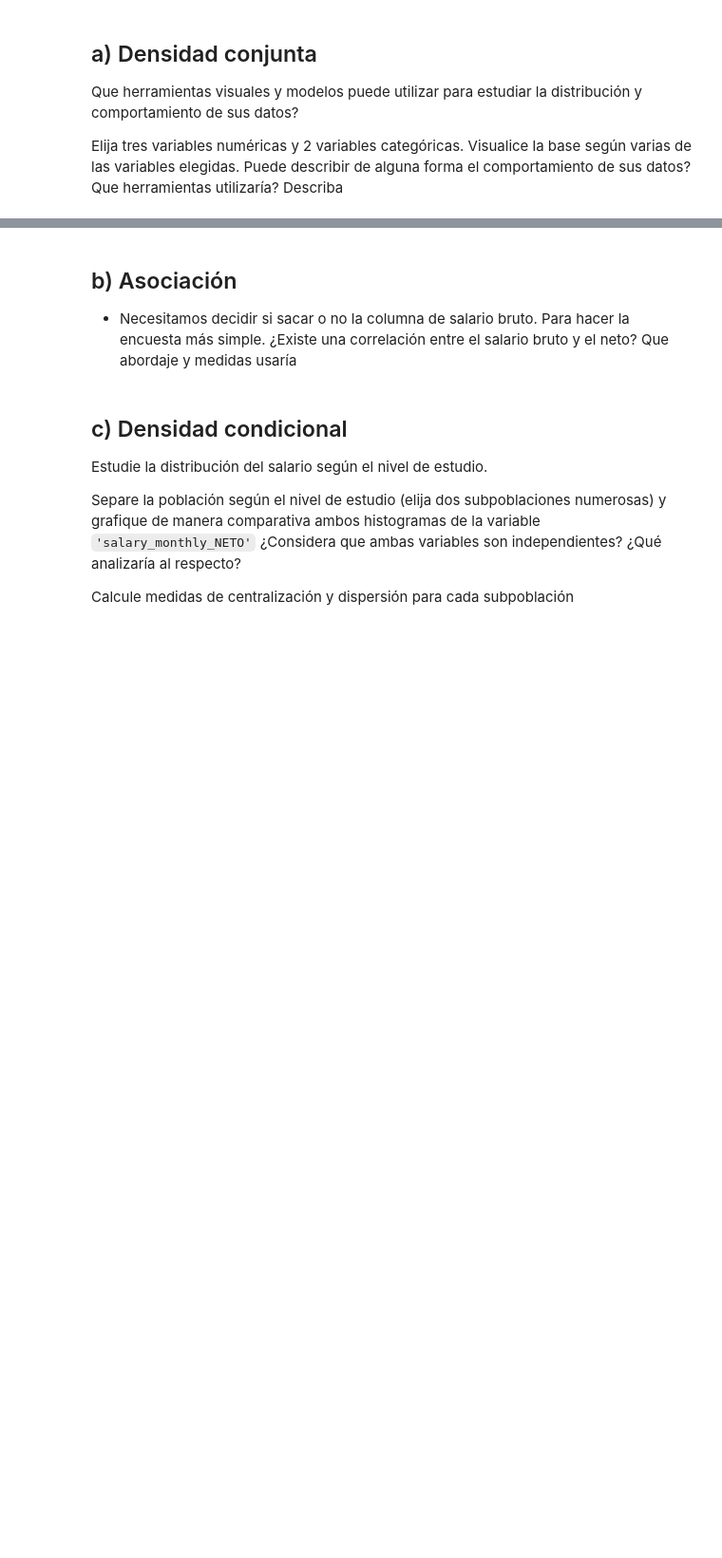
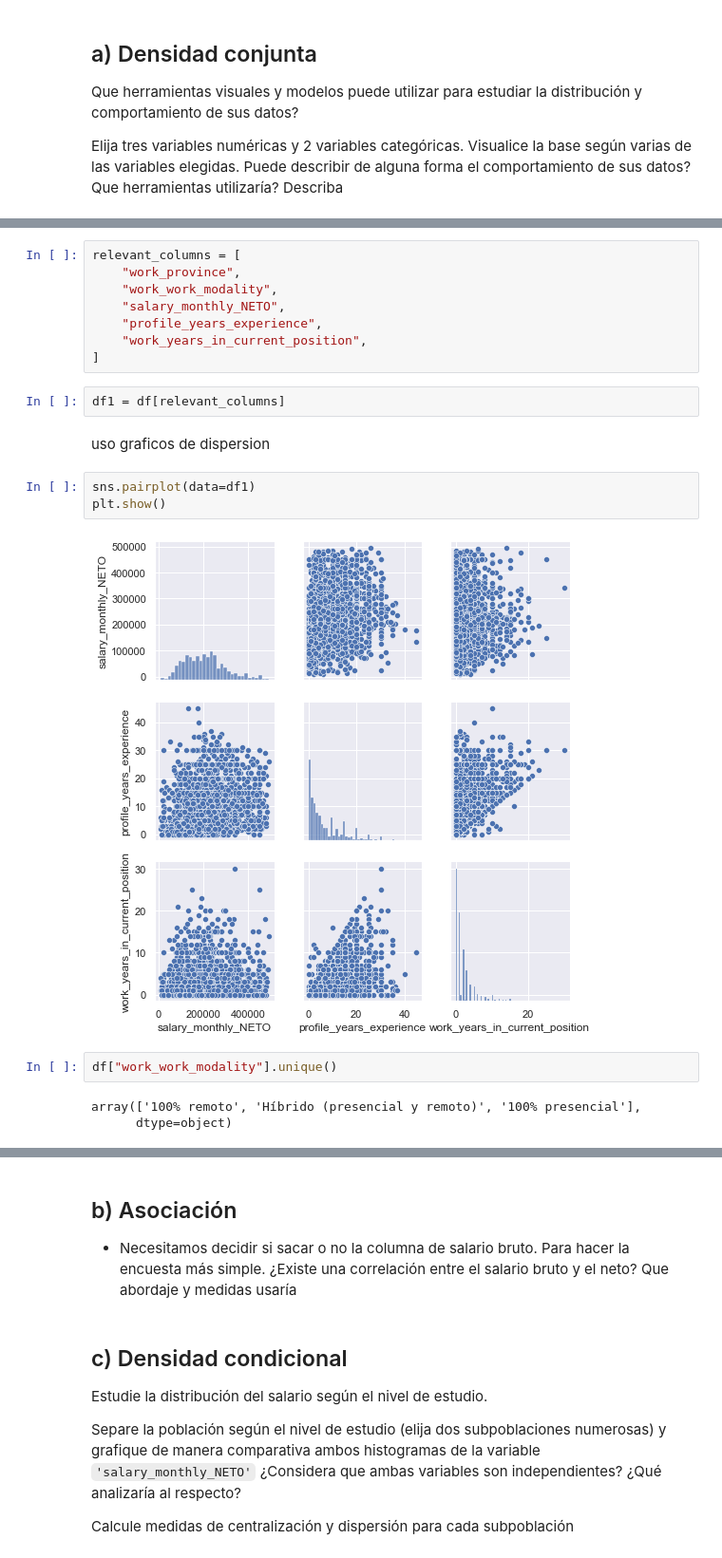
Before and after one commit to JeroFotinos/diplo_datos, a Jupyter notebook: Consignas_Entregable_AyVD - Parte 1.ipynb, the cells around one changed output, grey strips where cells are left out. Shown at 95% size. Saved outputs shown, nothing was run; the diff lists cells and outputs as text; blank space fills up the shorter version.

```diff
--- a/Consignas_Entregable_AyVD - Parte 1.ipynb
+++ b/Consignas_Entregable_AyVD - Parte 1.ipynb
@@ -537,0 +796,22 @@ Elija tres variables numéricas y 2 variables categóricas. Visualice la base se
+# %%
+relevant_columns = [
+    "work_province",
+    "work_work_modality",
+    "salary_monthly_NETO",
+    "profile_years_experience",
+    "work_years_in_current_position",
+]
+# %%
+df1 = df[relevant_columns]
+# %% [markdown]
+uso graficos de dispersion
+# %%
+sns.pairplot(data=df1)
+plt.show()
+# %% [output]
+[figure, added]
+# %%
+df["work_work_modality"].unique()
+# %% [output]
+array(['100% remoto', 'Híbrido (presencial y remoto)', '100% presencial'],
+      dtype=object)
```
Also changed, not shown: parts of 51 cells of this notebook.
